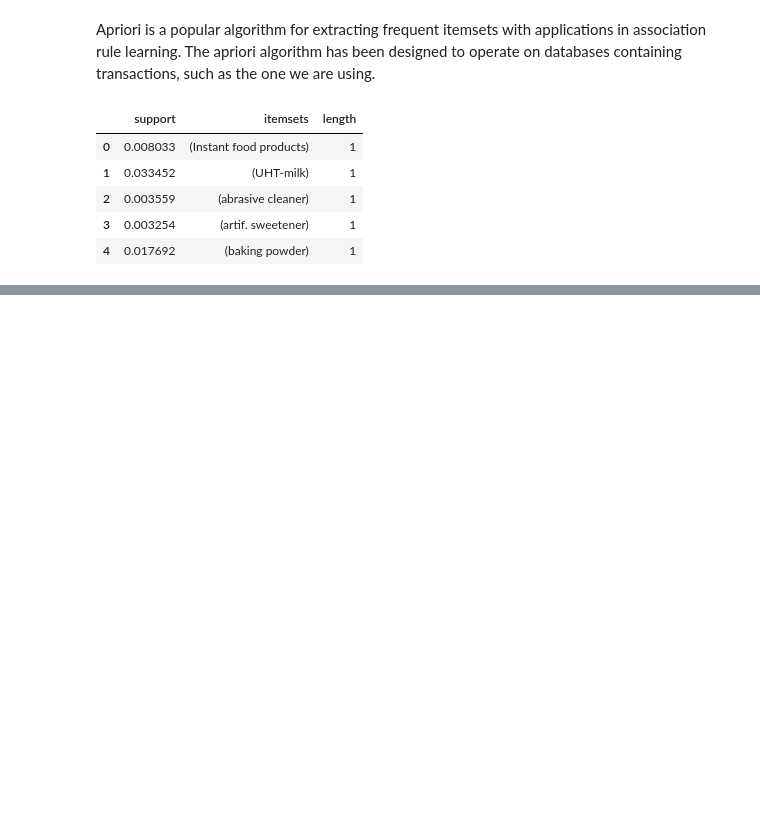
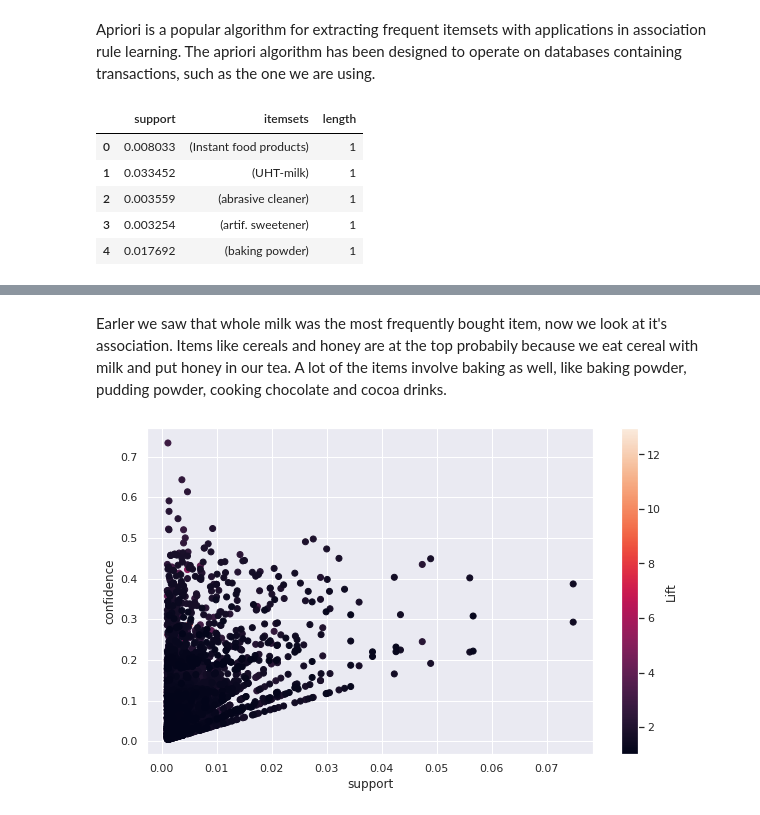
Before and after one commit to ksooklall/CUNY-SPS-Masters-DS, a Jupyter notebook: DATA_624/project/Recommender_system.ipynb, the cells around one changed output, grey strips where cells are left out. Cells and saved outputs as stored; diff of their text form; code cells hidden in the pictures; blank space fills up the shorter version.

```diff
--- a/DATA_624/project/Recommender_system.ipynb
+++ b/DATA_624/project/Recommender_system.ipynb
@@ -155,0 +216,15 @@ Text(0.5, 1.0, 'lift vs confidence')
+# %% [markdown]
+Earler we saw that whole milk was the most frequently bought item, now we look at it's association. Items like cereals and honey are at the top probabily because we eat cereal with milk and put honey in our tea. A lot of the items involve baking as well, like baking powder, pudding powder, cooking chocolate and cocoa drinks.
+# %%
+sup = rules['support'].values
+conf = rules['confidence'].values
+lift = rules['lift'].values
+
+plt.figure(figsize=(10,6))
+sc = plt.scatter(sup,conf,c=lift)
+plt.colorbar(sc,label='Lift')
+plt.xlabel('support')
+plt.ylabel('confidence')
+plt.show()
+# %% [output]
+[figure, added]
```
Also changed, not shown: parts of 30 cells of this notebook, 4 other files.
